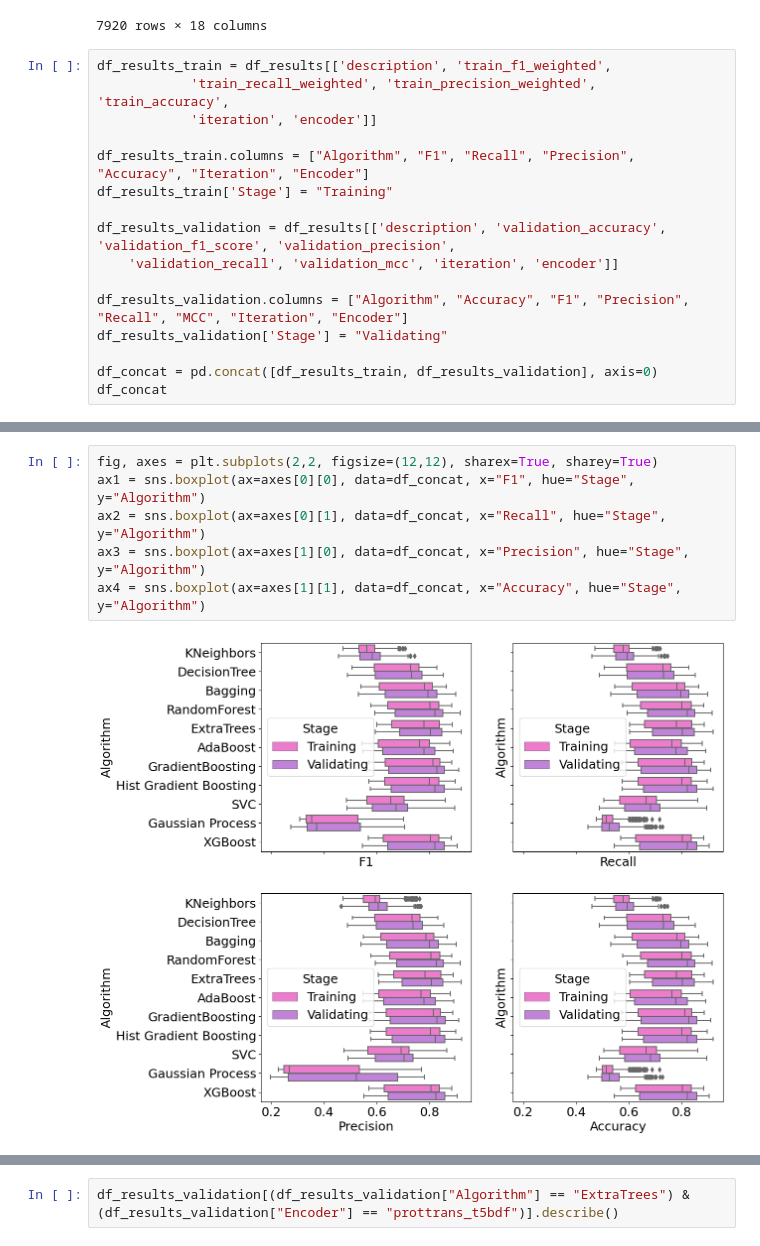
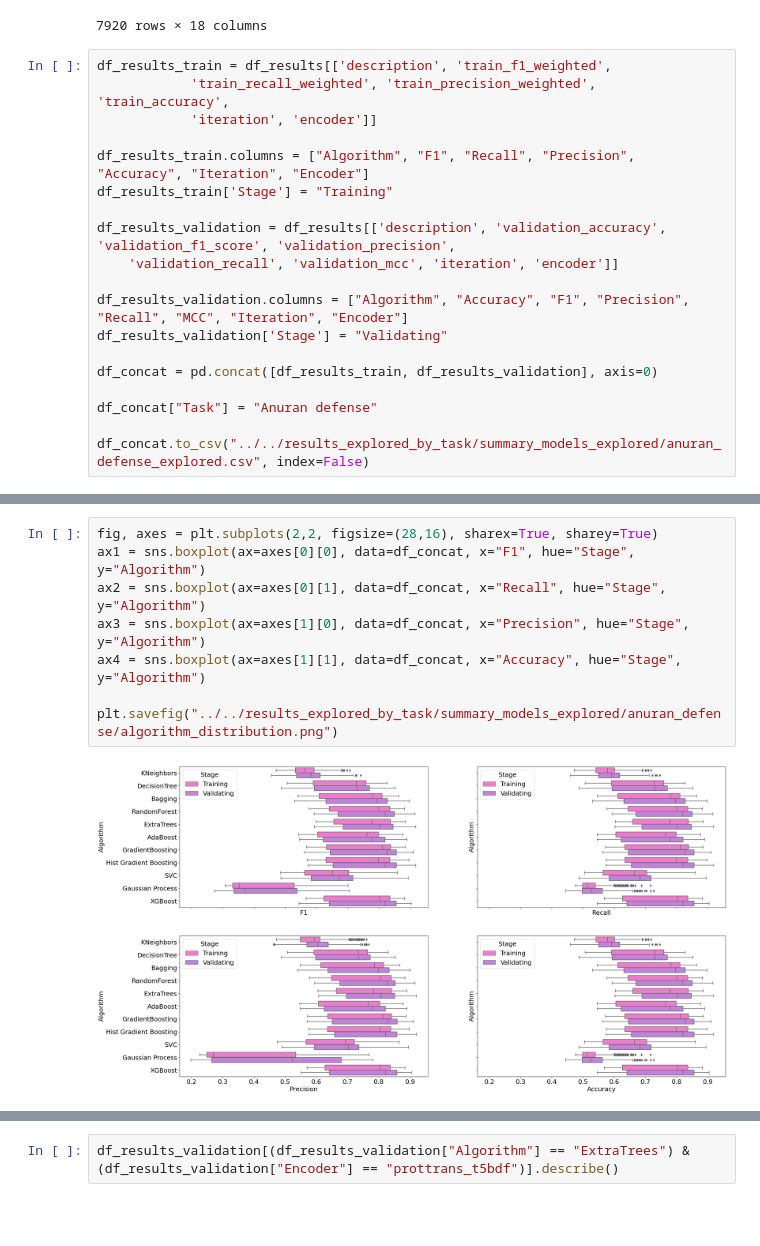
Before and after one commit to ProteinEngineering-PESB2/amp_class_ml, a Jupyter notebook: src/exploring_trained_methods/checking_anuran_defense.ipynb, the cells around one changed output, grey strips where cells are left out. Saved outputs shown, nothing was run; the diff lists cells and outputs as text; blank space fills up the shorter version.

```diff
--- a/src/exploring_trained_methods/checking_anuran_defense.ipynb
+++ b/src/exploring_trained_methods/checking_anuran_defense.ipynb
@@ -81,4 +81,7 @@ df_results_validation.columns = ["Algorithm", "Accuracy", "F1", "Precision", "Re
 df_results_validation['Stage'] = "Validating"
 
 df_concat = pd.concat([df_results_train, df_results_validation], axis=0)
-df_concat
+
+df_concat["Task"] = "Anuran defense"
+
+df_concat.to_csv("../../results_explored_by_task/summary_models_explored/anuran_defense_explored.csv", index=False)
@@ -99,11 +88,13 @@ df_concat
 # %%
-fig, axes = plt.subplots(2,2, figsize=(12,12), sharex=True, sharey=True)
+fig, axes = plt.subplots(2,2, figsize=(28,16), sharex=True, sharey=True)
 ax1 = sns.boxplot(ax=axes[0][0], data=df_concat, x="F1", hue="Stage", y="Algorithm")
 ax2 = sns.boxplot(ax=axes[0][1], data=df_concat, x="Recall", hue="Stage", y="Algorithm")
 ax3 = sns.boxplot(ax=axes[1][0], data=df_concat, x="Precision", hue="Stage", y="Algorithm")
 ax4 = sns.boxplot(ax=axes[1][1], data=df_concat, x="Accuracy", hue="Stage", y="Algorithm")
+
+plt.savefig("../../results_explored_by_task/summary_models_explored/anuran_defense/algorithm_distribution.png")
 # %% [output]
-[figure, old version]
+[figure, new version]
 # %%
 fig, axes = plt.subplots(1,4, figsize=(30,20), sharex=True, sharey=True)
 ax1 = sns.boxplot(ax=axes[0], data=df_concat, x="F1", hue="Stage", y="Encoder")
```
Also changed, not shown: parts of 3 cells of this notebook, 6 other files.
